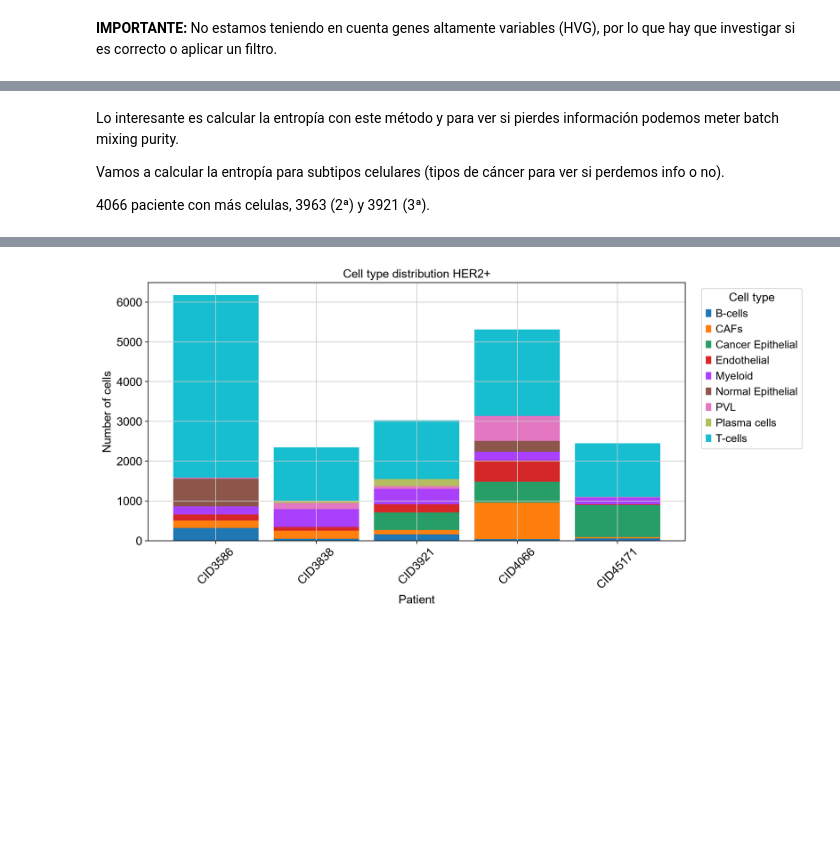
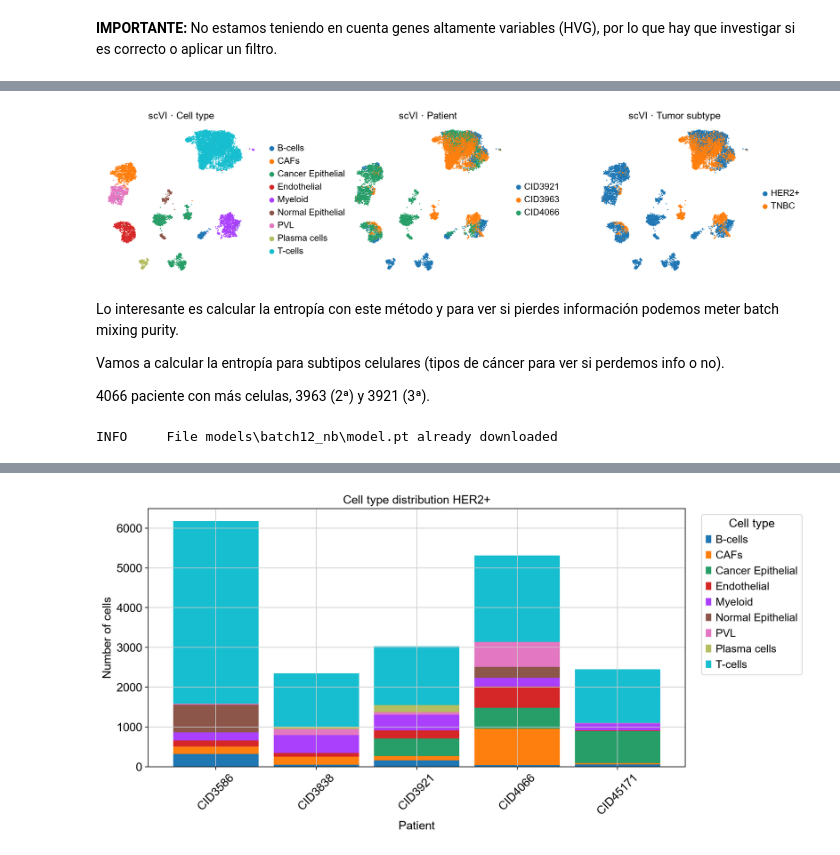
Before and after one commit to alvarodca/DeepGen-Oncology, a Jupyter notebook: Exploratory Notebooks/LDVAE_implementation/scvi_notebook.ipynb, the cells around one changed output, grey strips where cells are left out. Drawn from its saved outputs; the diff is of its cells as text; code cells hidden in the pictures; blank space fills up the shorter version.

Commit message:
batch_run deep analysis

```diff
--- a/Exploratory Notebooks/LDVAE_implementation/scvi_notebook.ipynb
+++ b/Exploratory Notebooks/LDVAE_implementation/scvi_notebook.ipynb
@@ -1285,9 +884,7 @@ c:\Users\sampe\anaconda3\envs\scvi_latest\Lib\site-packages\lightning\pytorch\tr
 Monitored metric elbo_validation did not improve in the last 45 records. Best score: 6444.979. Signaling Trainer to stop.
 # %%
 # Obtener representación latente
-adata_batch16.obsm["X_scANVI_batch16"] = (
-    scanvi_model_batch16.get_latent_representation()
-)
+adata_batch16.obsm["X_scANVI_batch16"] = (scanvi_model_batch16.get_latent_representation())
 
 # Guardar modelo
 scanvi_model_batch16.save(path,overwrite=True)
@@ -1325,3 +922,9 @@ sc.pl.umap(
 # Que haga que vayan juntas.
 
 # Entropía por paciente, si las células vecinas son del mismo paciente.
+# %%
+path = MODELS_DIR / "batch16_nb"
+
+model_batch16 = scvi.model.SCVI.load(str(path),adata=adata_batch16)
+
+adata_batch16.obsm["X_scVI_batch16"] = (model_batch16.get_latent_representation())
@@ -1327,0 +974,6 @@ sc.pl.umap(
+# %%
+path = MODELS_DIR / "scanvi_batch16_nb"
+
+scanvi_model_batch16 = scvi.model.SCANVI.load(str(path),adata=adata_batch16)
+
+adata_batch16.obsm["X_scANVI_batch16"] = (scanvi_model_batch16.get_latent_representation())
@@ -1360,3 +1082,27 @@ sc.tl.umap(adata_batch12)
+# %%
+adata_batch12_hvg.obsm["X_scVI_batch12_HVG"] = (model_batch12_hvg.get_latent_representation())
+
+sc.pp.neighbors(
+    adata_batch12_hvg,
+    use_rep="X_scVI_batch12_HVG",
+    n_neighbors=30
+)
+
+sc.tl.umap(adata_batch12_hvg)
+# %%
+sc.pl.umap(
+    adata_batch12_hvg,
+    color=["celltype", "patient", "subtype"],
+    wspace=0.4,
+    frameon=False,
+    title=[
+        "scVI · Cell type",
+        "scVI · Patient",
+        "scVI · Tumor subtype"
+    ]
+)
+# %% [output]
+[figure, added]
 # %% [markdown]
 Lo interesante es calcular la entropía con este método y para ver si pierdes información podemos meter batch mixing purity.
 
@@ -1446,0 +1112,8 @@ display(entropy_summary)
+# %%
+path = MODELS_DIR / "batch12_nb"
+
+model_batch12 = scvi.model.SCVI.load(str(path),adata=adata_batch12)
+
+adata_batch12.obsm["X_scVI_batch12"] = (model_batch12.get_latent_representation())
+# %% [output]
+INFO     File models\batch12_nb\model.pt already downloaded
```
Also changed, not shown: parts of 78 cells of this notebook, 4 other files.
